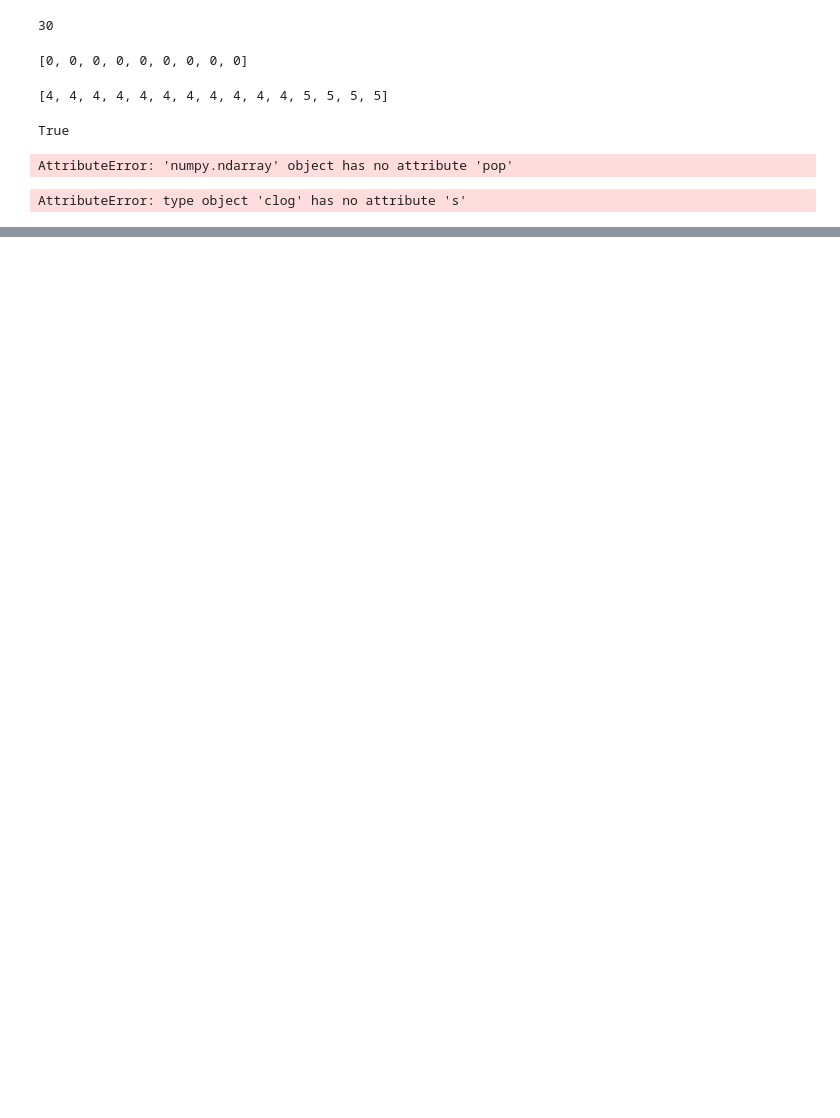
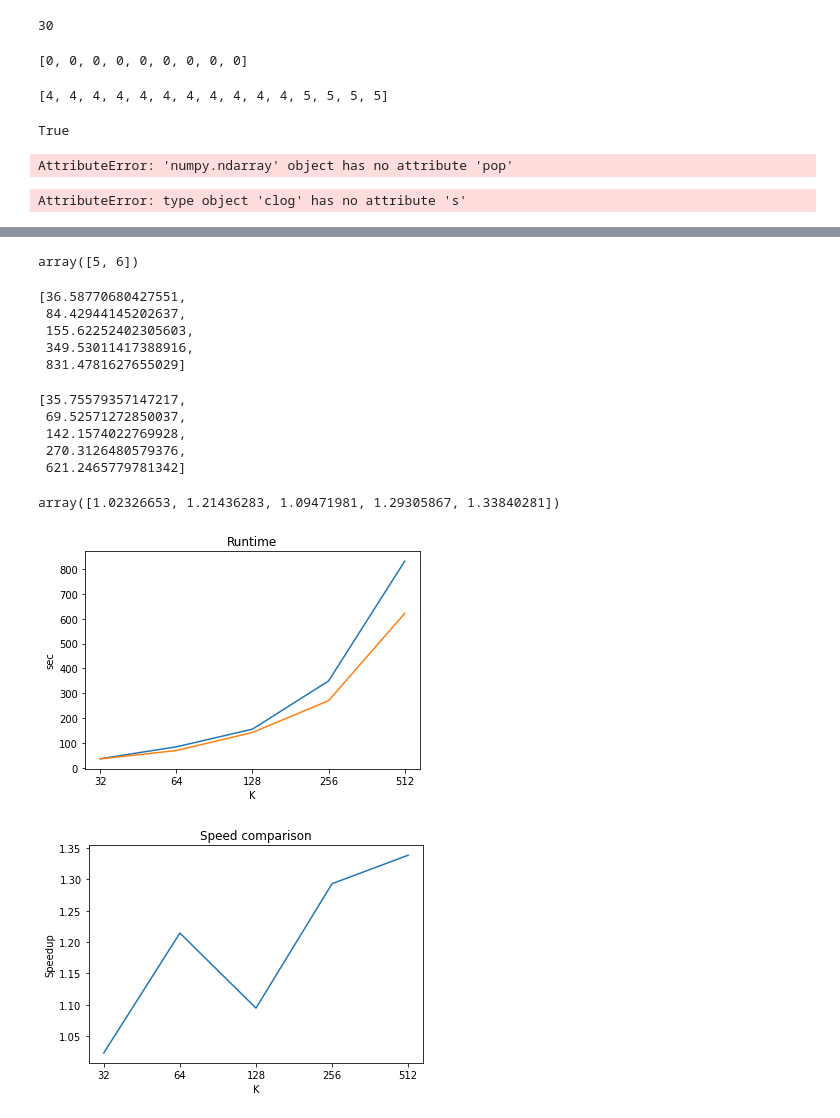
Before and after one commit to hsmmi/Exact-Acceleration-of-K-Means-and-K-Means-parallel, a Jupyter notebook: mohammad_workspace/test.ipynb, the cells around one changed output, grey strips where cells are left out. Cells and saved outputs as stored; diff of their text form; code cells hidden in the pictures; blank space fills up the shorter version.

```diff
--- a/mohammad_workspace/test.ipynb
+++ b/mohammad_workspace/test.ipynb
@@ -628,0 +725,24 @@ AttributeError: type object 'clog' has no attribute 's'
+# %%
+np.arange(5,7)
+# %% [output]
+array([5, 6])
+# %%
+kll_log
+# %% [output]
+[36.58770680427551,
+ 84.42944145202637,
+ 155.62252402305603,
+ 349.53011417388916,
+ 831.4781627655029]
+# %%
+akll_log
+# %% [output]
+[35.75579357147217,
+ 69.52571272850037,
+ 142.1574022769928,
+ 270.3126480579376,
+ 621.2465779781342]
+# %%
+speedup_result
+# %% [output]
+array([1.02326653, 1.21436283, 1.09471981, 1.29305867, 1.33840281])
@@ -628,0 +751,22 @@ AttributeError: type object 'clog' has no attribute 's'
+# %%
+k=np.arange(5,10)
+x_axis = (2**k).astype(str)
+
+plt.plot(x_axis, kll_log, "-", label="kll_log")
+plt.plot(x_axis, akll_log, "-", label="akll_log")
+plt.xlabel("K")
+plt.ylabel("sec")
+plt.title("Runtime")
+plt.savefig(f"plot/Runtime_k_{k[0]}-{k[-1]}_phishing")
+plt.show()
+
+speedup_result = np.divide(kll_log, akll_log)
+plt.plot(x_axis, speedup_result, "-")
+plt.xlabel("K")
+plt.ylabel("Speedup")
+plt.title("Speed comparison")
+plt.savefig(f"plot/Speed_comparison_k_{k[0]}-{k[-1]}_phishing")
+plt.show()
+# %% [output]
+[figure, added]
+[figure, added]
```
Also changed, not shown: parts of 7 cells of this notebook, 1 other file.
